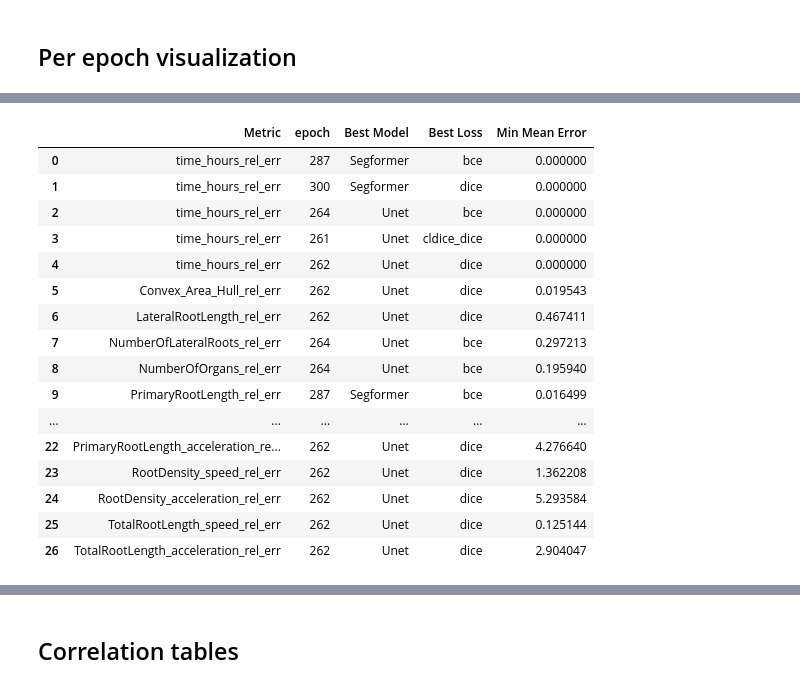
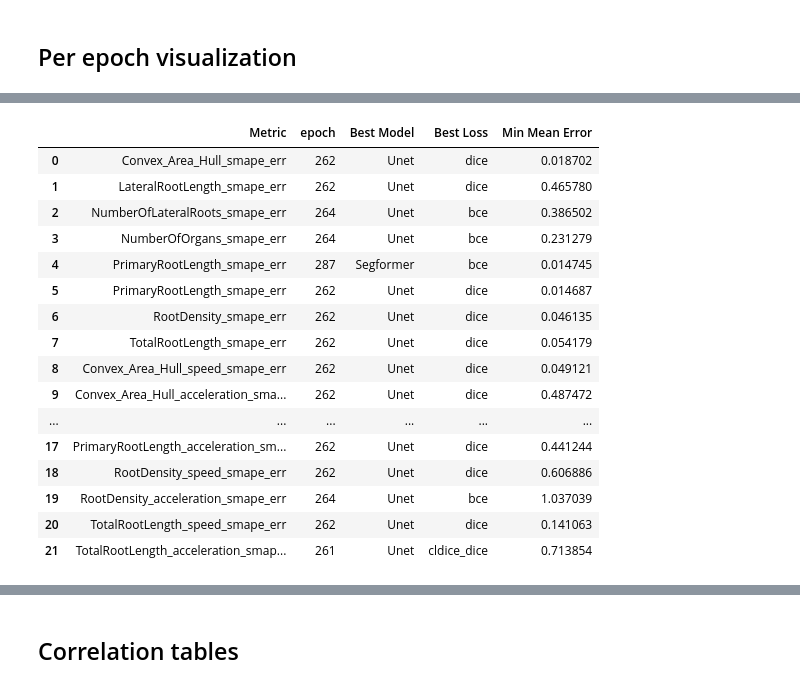
Before and after one commit to Money-eng/Benchmark_RST, a Jupyter notebook: Measures/Metrics_analysis.ipynb, the cells around one changed output, grey strips where cells are left out. Saved outputs shown, nothing was run; the diff lists cells and outputs as text; code cells hidden in the pictures.

```diff
--- a/Measures/Metrics_analysis.ipynb
+++ b/Measures/Metrics_analysis.ipynb
@@ -267,16 +274,28 @@ df_logs_tb_last_epoch
 ## Prepare diff datasets
 # %%
 # all columns that are not model_name, loss_name, epoch, box and time are metrics
-metric_columns = [col for col in df_plant.columns if col not in ['model_name', 'loss_name', 'epoch', "box", "time", "root_ids"]]
+metric_columns = [col for col in df_plant.columns if col not in ['model_name', 'loss_name', 'epoch', "box", "time", 'time_hours', "root_ids"]]
 df_diff = df_plant_gt.copy()
+
+import numpy as np
+
+# print type of every column in df_plant_gt and df_plant
+print("df_plant_gt column types:")
+print(df_plant_gt.dtypes)
+print("\ndf_plant column types:")
+print(df_plant.dtypes)
 
 for metric in metric_columns:
     df_diff[f"{metric}_signed_err"] = df_plant[metric] - df_plant_gt[metric]
 
     df_diff[f"{metric}_abs_err"] = df_diff[f"{metric}_signed_err"].abs()
 
-    floatgt = abs(df_plant_gt[metric].astype(float).replace(0, pd.NA)) #
+    floatgt = abs(df_plant_gt[metric].astype(float)) # yolo les na
     df_diff[f'{metric}_rel_err'] = df_diff[f"{metric}_abs_err"] / (floatgt + 1e-9)
+
+    floatpred = abs(df_plant[metric].astype(float)) # yolo les na
+    df_diff[f"{metric}_smape_err"] = 2 * df_diff[f"{metric}_abs_err"] / (floatpred + floatgt + 1e-9)
+
 
 # drop TimeStep_signed_err, TimeStep_abs_err and TimeStep_rel_err if they exist
 df_diff = df_diff.drop(columns=metric_columns)
@@ -594,50 +648,50 @@ VBox(children=(HBox(children=(Dropdown(description='Model:', options=('Segformer
 # %%
 import pandas as pd
 from IPython.display import display
 
-target_metrics = [m for m in plant_errors if 'rel_err' in m ]
+target_metrics = [m for m in plant_errors if 'smape' in m]
 
 # Remplacer -1 par l'epoch max pour chaque combinaison model_name x loss_name
 last_epochs = df_diff_log.groupby(['model_name', 'loss_name'])['epoch'].max().reset_index()
 last_epoch_dict = {(row['model_name'], row['loss_name']): row['epoch'] for _, row in last_epochs.iterrows()}
 df_diff_log['epoch'] = df_diff_log.apply(lambda row: last_epoch_dict.get((row['model_name'], row['loss_name']), row['epoch']) if row['epoch'] == -1 else row['epoch'], axis=1)
 
 df_grouped = df_diff_log[df_diff_log['epoch'] == df_diff_log.groupby(['model_name', 'loss_name'])['epoch'].transform('max')].groupby(['model_name', 'loss_name'])[target_metrics].mean()
 best_configs = []
 
 for metric in target_metrics:
     min_val = df_grouped[metric].min()
     winners = df_grouped[df_grouped[metric] <= min_val + 1e-4]
     for (model, loss), row in winners.iterrows():
         best_configs.append({
             'Metric': metric,
-            'epoch': df_diff_log[df_diff_log['model_name'] == model][df_diff_log['loss_name'] == loss]['epoch'].max(),
+            'epoch': df_diff_log.loc[(df_diff_log['model_name'] == model) & (df_diff_log['loss_name'] == loss), 'epoch'].max(),
             'Best Model': model,
             'Best Loss': loss,
             'Min Mean Error': row[metric]
         })
 
 df_best = pd.DataFrame(best_configs)
 
 display(df_best.style.background_gradient(subset=['Min Mean Error'], cmap='Greens_r'))
 # %% [output]
 |  | Metric | epoch | Best Model | Best Loss | Min Mean Error |
-| 0 | time_hours_rel_err | 287 | Segformer | bce | 0.000000 |
-| 1 | time_hours_rel_err | 300 | Segformer | dice | 0.000000 |
-| 2 | time_hours_rel_err | 264 | Unet | bce | 0.000000 |
-| 3 | time_hours_rel_err | 261 | Unet | cldice_dice | 0.000000 |
-| 4 | time_hours_rel_err | 262 | Unet | dice | 0.000000 |
-| 5 | Convex_Area_Hull_rel_err | 262 | Unet | dice | 0.019543 |
-| 6 | LateralRootLength_rel_err | 262 | Unet | dice | 0.467411 |
-| 7 | NumberOfLateralRoots_rel_err | 264 | Unet | bce | 0.297213 |
-| 8 | NumberOfOrgans_rel_err | 264 | Unet | bce | 0.195940 |
-| 9 | PrimaryRootLength_rel_err | 287 | Segformer | bce | 0.016499 |
+| 0 | Convex_Area_Hull_smape_err | 262 | Unet | dice | 0.018702 |
+| 1 | LateralRootLength_smape_err | 262 | Unet | dice | 0.465780 |
+| 2 | NumberOfLateralRoots_smape_err | 264 | Unet | bce | 0.386502 |
+| 3 | NumberOfOrgans_smape_err | 264 | Unet | bce | 0.231279 |
+| 4 | PrimaryRootLength_smape_err | 287 | Segformer | bce | 0.014745 |
+| 5 | PrimaryRootLength_smape_err | 262 | Unet | dice | 0.014687 |
+| 6 | RootDensity_smape_err | 262 | Unet | dice | 0.046135 |
+| 7 | TotalRootLength_smape_err | 262 | Unet | dice | 0.054179 |
+| 8 | Convex_Area_Hull_speed_smape_err | 262 | Unet | dice | 0.049121 |
+| 9 | Convex_Area_Hull_acceleration_sma... | 262 | Unet | dice | 0.487472 |
 | ... | ... | ... | ... | ... | ... |
-| 22 | PrimaryRootLength_acceleration_re... | 262 | Unet | dice | 4.276640 |
-| 23 | RootDensity_speed_rel_err | 262 | Unet | dice | 1.362208 |
-| 24 | RootDensity_acceleration_rel_err | 262 | Unet | dice | 5.293584 |
-| 25 | TotalRootLength_speed_rel_err | 262 | Unet | dice | 0.125144 |
-| 26 | TotalRootLength_acceleration_rel_err | 262 | Unet | dice | 2.904047 |
+| 17 | PrimaryRootLength_acceleration_sm... | 262 | Unet | dice | 0.441244 |
+| 18 | RootDensity_speed_smape_err | 262 | Unet | dice | 0.606886 |
+| 19 | RootDensity_acceleration_smape_err | 264 | Unet | bce | 1.037039 |
+| 20 | TotalRootLength_speed_smape_err | 262 | Unet | dice | 0.141063 |
+| 21 | TotalRootLength_acceleration_smap... | 261 | Unet | cldice_dice | 0.713854 |
 # %%
 import pandas as pd
 from IPython.display import display
```
Also changed, not shown: parts of 23 cells of this notebook, 59 other files.
